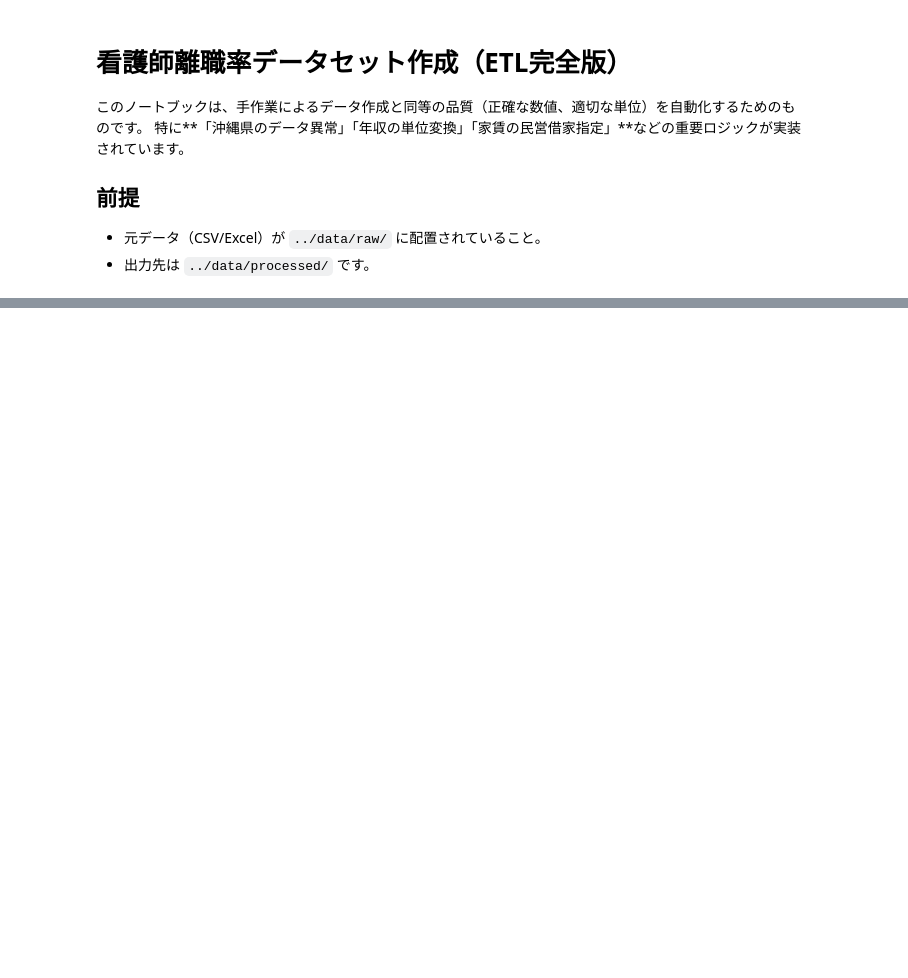
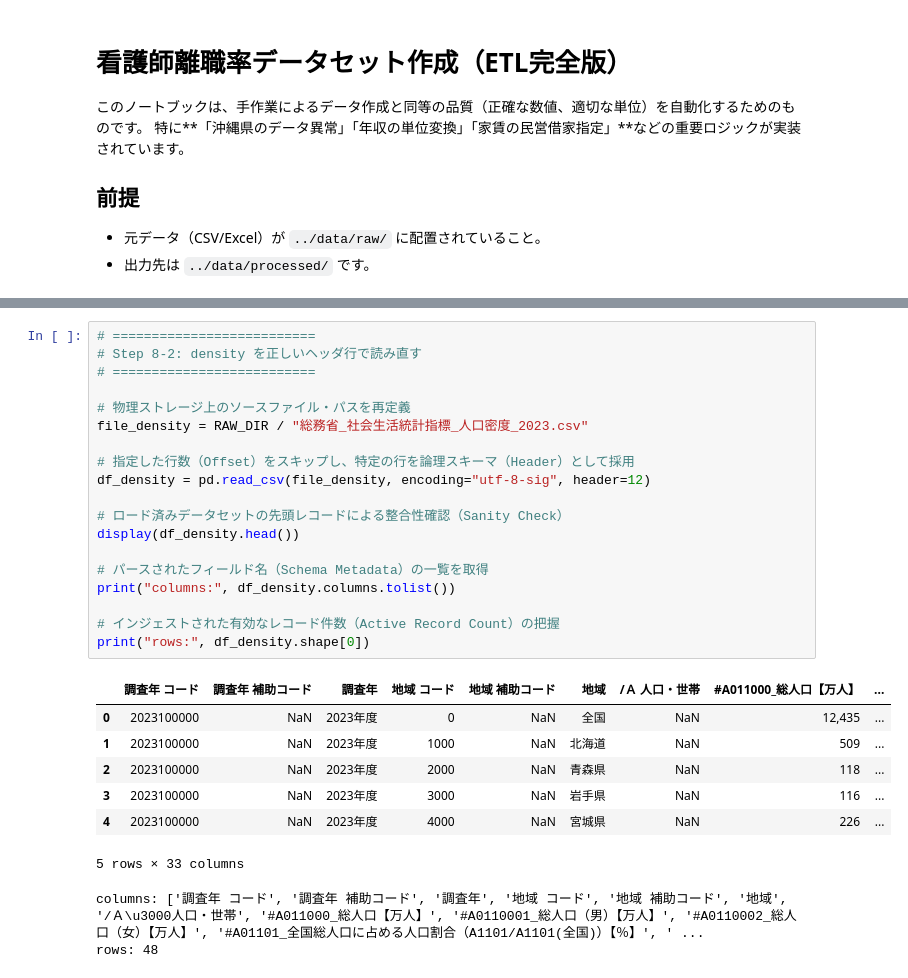
Before and after one commit to h-hayakawa-dev/nurse-turnover-analysis, a Jupyter notebook: notebooks/01_create_master_dataset.ipynb, the cells around one changed output, grey strips where cells are left out. Drawn from its saved outputs; the diff is of its cells as text; blank space fills up the shorter version.

```diff
--- a/notebooks/01_create_master_dataset.ipynb
+++ b/notebooks/01_create_master_dataset.ipynb
@@ -374,0 +494,29 @@ Processing: 厚労省_一般職業紹介状況_有効求人倍率_2025.xlsx
+# %%
+# ==========================
+# Step 8-2: density を正しいヘッダ行で読み直す
+# ==========================
+
+# 物理ストレージ上のソースファイル・パスを再定義
+file_density = RAW_DIR / "総務省_社会生活統計指標_人口密度_2023.csv"
+
+# 指定した行数（Offset）をスキップし、特定の行を論理スキーマ（Header）として採用
+df_density = pd.read_csv(file_density, encoding="utf-8-sig", header=12)
+
+# ロード済みデータセットの先頭レコードによる整合性確認（Sanity Check）
+display(df_density.head())
+
+# パースされたフィールド名（Schema Metadata）の一覧を取得
+print("columns:", df_density.columns.tolist())
+
+# インジェストされた有効なレコード件数（Active Record Count）の把握
+print("rows:", df_density.shape[0])
+# %% [output]
+|  | 調査年 コード | 調査年 補助コード | 調査年 | 地域 コード | 地域 補助コード | 地域 | /Ａ 人口・世帯 | #A011000_総人口【万人】 | ... |
+| 0 | 2023100000 | NaN | 2023年度 | 0 | NaN | 全国 | NaN | 12,435 | ... |
+| 1 | 2023100000 | NaN | 2023年度 | 1000 | NaN | 北海道 | NaN | 509 | ... |
+| 2 | 2023100000 | NaN | 2023年度 | 2000 | NaN | 青森県 | NaN | 118 | ... |
+| 3 | 2023100000 | NaN | 2023年度 | 3000 | NaN | 岩手県 | NaN | 116 | ... |
+| 4 | 2023100000 | NaN | 2023年度 | 4000 | NaN | 宮城県 | NaN | 226 | ... |
+5 rows × 33 columns
+columns: ['調査年 コード', '調査年 補助コード', '調査年', '地域 コード', '地域 補助コード', '地域', '/Ａ\u3000人口・世帯', '#A011000_総人口【万人】', '#A0110001_総人口（男）【万人】', '#A0110002_総人口（女）【万人】', '#A01101_全国総人口に占める人口割合（A1101/A1101(全国)）【％】', ' ...
+rows: 48
```
Also changed, not shown: parts of 24 cells of this notebook, 7 other files.
